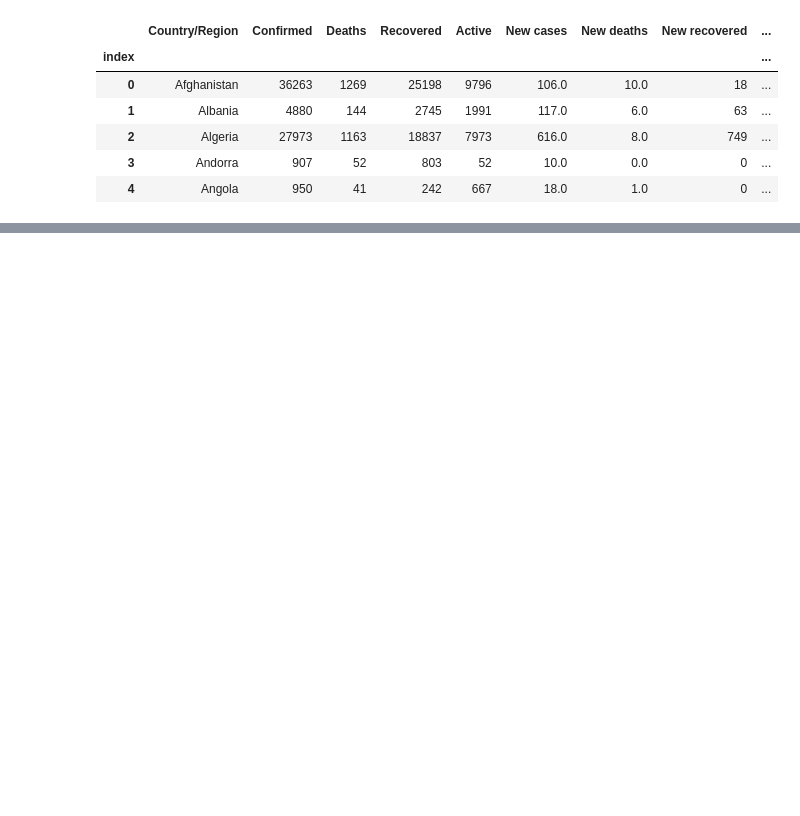
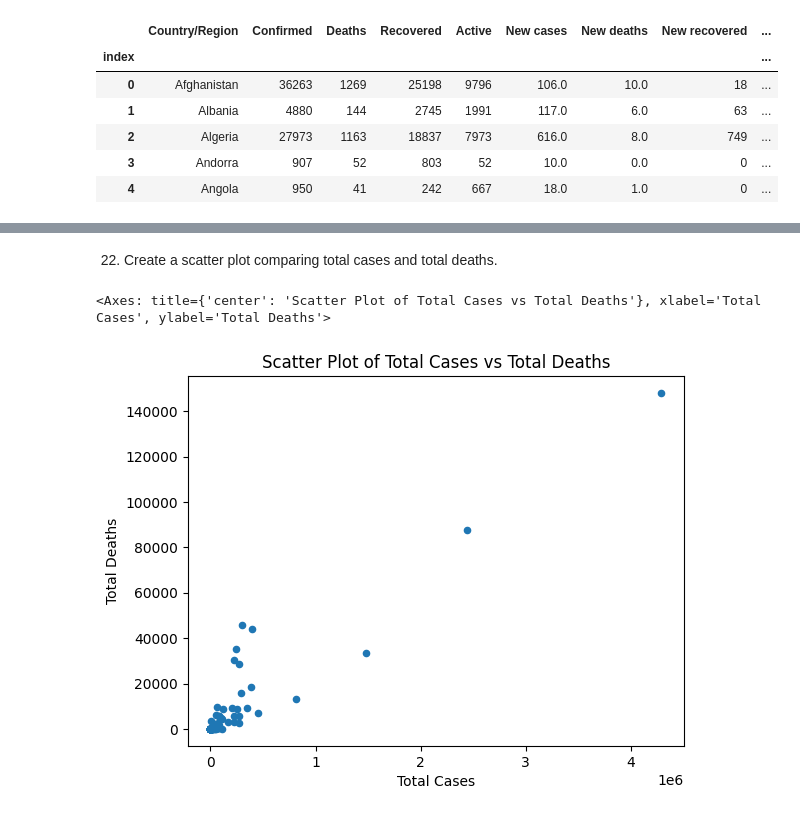
Before and after one commit to Bilalraza617/SMIT-assignment, a Jupyter notebook: pandas.ipynb, the cells around one changed output, grey strips where cells are left out. Saved outputs shown, nothing was run; the diff lists cells and outputs as text; code cells hidden in the pictures; blank space fills up the shorter version.

```diff
--- a/pandas.ipynb
+++ b/pandas.ipynb
@@ -60,0 +195,2 @@ missing values.
+# %%
+df['Deaths'] = df['Deaths'].astype(int)
@@ -60,0 +231,2 @@ missing values.
+# %%
+df.drop(columns=['WHO_Region', 'Confirmed'], inplace=True)
@@ -60,0 +260,2 @@ missing values.
+# %%
+df['Total_cases'] = df['Deaths'] + df['Recovered'] + df['Active']
@@ -60,0 +264,2 @@ missing values.
+# %%
+df['Death_Rate'] = (df['Deaths'] / df['Total_cases']) * 100
@@ -60,0 +297,9 @@ missing values.
+# %% [markdown]
+22. Create a scatter plot comparing total cases and total deaths.
+# %%
+df.plot(kind='scatter', x='Total_cases', y='Deaths',
+        xlabel='Total Cases', ylabel='Total Deaths',
+        title='Scatter Plot of Total Cases vs Total Deaths')
+# %% [output]
+<Axes: title={'center': 'Scatter Plot of Total Cases vs Total Deaths'}, xlabel='Total Cases', ylabel='Total Deaths'>
+[figure, added]
```
Also changed, not shown: parts of 36 cells of this notebook, 1 other file.
